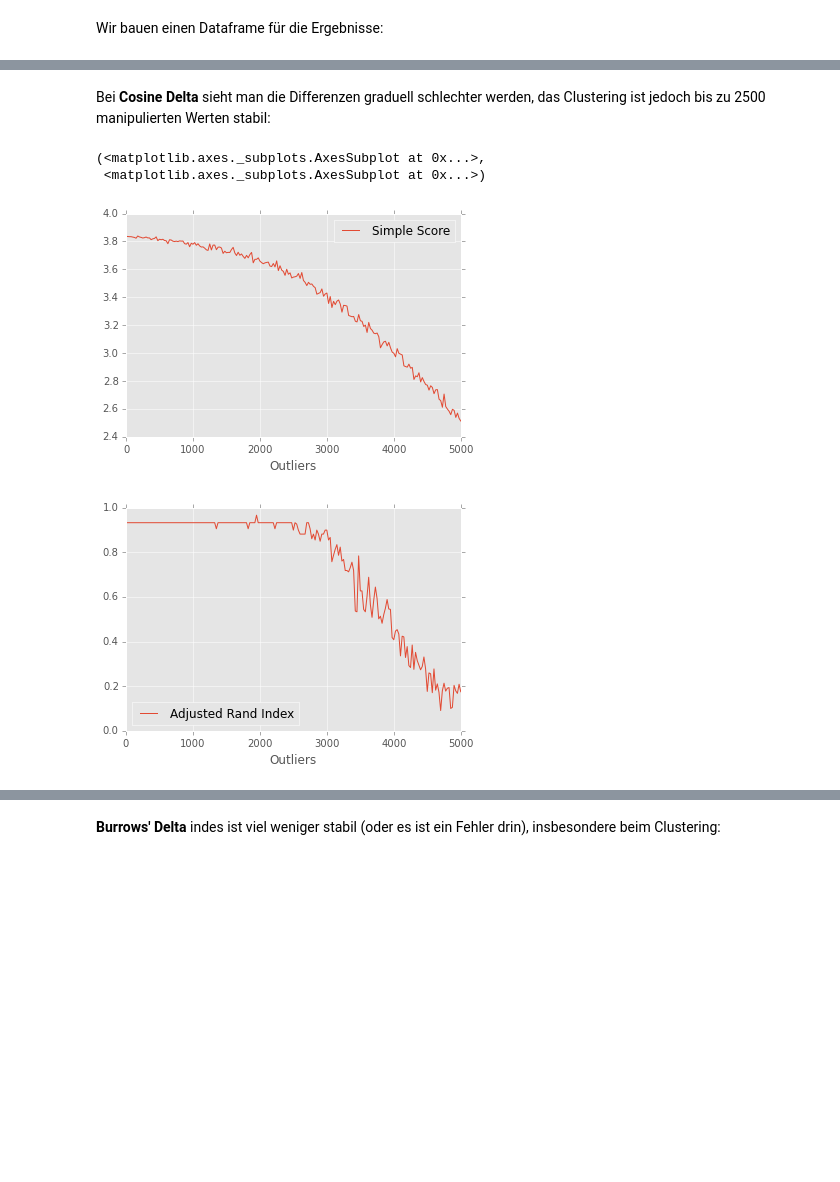
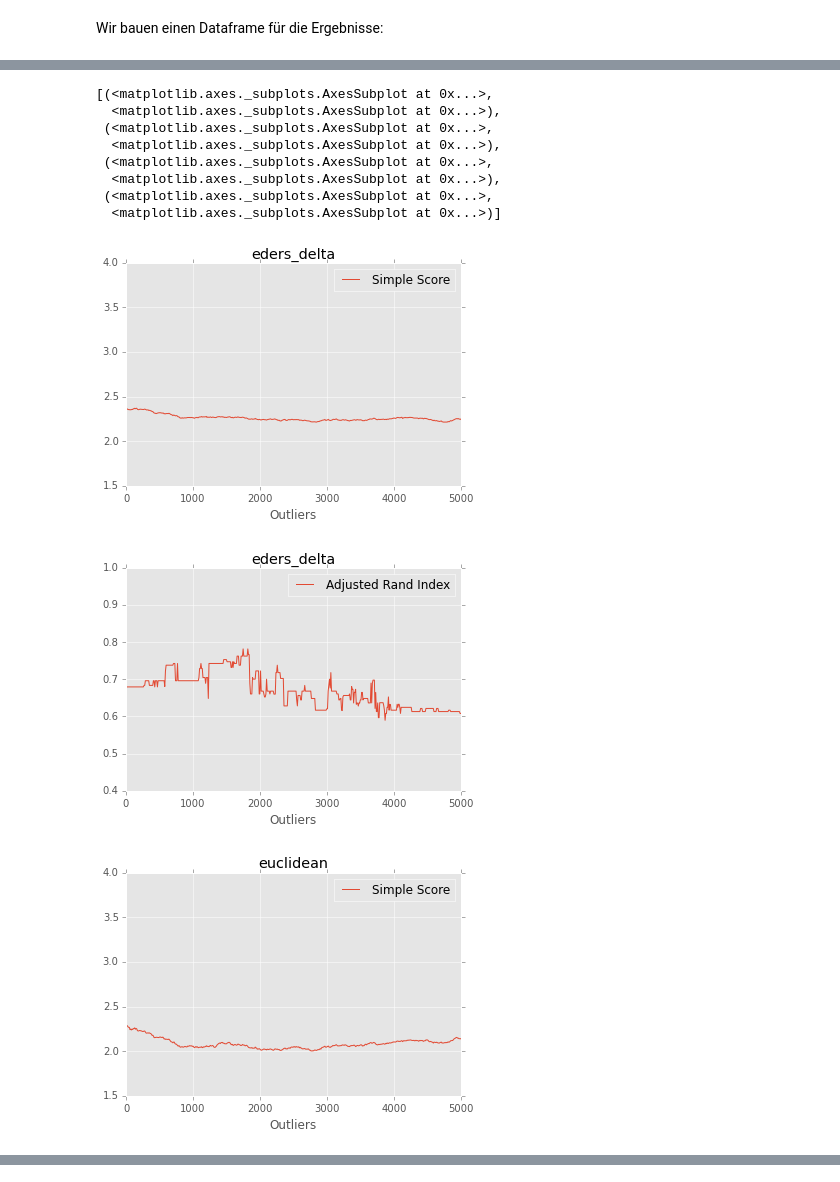
Before and after one commit to pielstroem/ExplainingDelta, a Jupyter notebook: Outliers.ipynb, the cells around one changed output, grey strips where cells are left out. Cells and saved outputs as stored; diff of their text form; code cells hidden in the pictures; blank space fills up the shorter version.

Commit message:
Outlier improvements:
- fixed random cell selection
- random cell selection is incremental now
- outlier modification respects previous value's sign
- graphics use same scale now

```diff
--- a/Outliers.ipynb
+++ b/Outliers.ipynb
@@ -23,7 +24,8 @@ Da wir die z-Scores bereits bestimmt haben, müssen wir nun nur noch 'den Rest'
 methods = {
     'cosine_delta' : delta.registry.delta('cosine'),
     'burrows_delta': delta.registry.delta('manhattan'),
-    'eders_delta'  : delta.CompositeDeltaFunction('manhattan-eder_std', name='eders_delta', register=False)
+    'eders_delta'  : delta.CompositeDeltaFunction('manhattan-eder_std', name='eders_delta', register=False),
+    'euclidean'    : delta.PDistDeltaFunction('euclidean', register=False)
 }
 # %% [markdown]
 Nun einmal ein Experiment mit Cosine und unmanipuliertem Z-Corpus:
@@ -61,5 +63,5 @@ Der Plan ist, jeweils $n$ Einträge zufällig zu wählen und sie dabei zu erhöh
 # %%
-n = range(0,5001,25)
+n = list(range(0,5001,10))
 # %% [markdown]
 Wir bauen einen Dataframe für die Ergebnisse:
 # %%
@@ -70,0 +75,3 @@ results = pd.DataFrame(index=idx, columns=pd.Index(all_eval))
+# %%
+fake_cells = random.sample(range(0, z.index.size * z.columns.size), n[-1])
+fake_coords = [(r // z.columns.size, r % z.columns.size) for r in fake_cells]
@@ -71,10 +80,14 @@ results = pd.DataFrame(index=idx, columns=pd.Index(all_eval))
 # %%
+zz = delta.Corpus(z)
+faked = 0    # wieviele Werte haben wir bereits in zz gefälscht?
 for n_fakes in n:
-    zz = delta.Corpus(z)
-    for manip_count in range(0, n_fakes):
-        r = randint(z.index.size * z.columns.size)
-        x, y = r % z.index.size, r % z.columns.size
-        zz.iat[x,y] += 5
+    for manip_count in range(faked, n_fakes):
+        coords = fake_coords[manip_count]
+        # Nun die Zelle an der entsprechenden Stelle um 5 erhöhen/verringern:
+        zz.iat[coords] = zz.iat[coords] + np.sign(zz.iat[coords])*5
+        #print("Fälschung {} an {} {} von {} um {} nach {}".format(
+        #        manip_count, fake_cells[manip_count], coords, z.iat[coords], add_value, zz.iat[coords]))
+    faked = n_fakes
     for method in methods:
         func = methods[method]
         dist = func(zz)
@@ -83,5 +96,5 @@ for n_fakes in n:
         c_scores = clust.evaluate()
         results.loc[(method, n_fakes), d_scores.index] = d_scores
         results.loc[(method, n_fakes), c_scores.index] = c_scores
-        results.loc[(method, n_fakes), 'Mean z'] = zz.unstack().mean()
+        results.loc[(method, n_fakes), 'σ(z)'] = zz.unstack().std()
 # %%
@@ -109,10 +122,15 @@ results.loc['burrows_delta']
-# %% [markdown]
-Bei **Cosine Delta** sieht man die Differenzen graduell schlechter werden, das Clustering ist jedoch bis zu 2500 manipulierten Werten stabil:
 # %%
-results.loc['cosine_delta'].plot.line(y='Simple Score'), \
-results.loc['cosine_delta'].plot.line(y='Adjusted Rand Index')
+[(results.loc[method].plot.line(y='Simple Score', title=method, ylim=(1.5,4)),
+  results.loc[method].plot.line(y='Adjusted Rand Index', title=method, ylim=(0.4,1))) for method in methods]
 # %% [output]
-(<matplotlib.axes._subplots.AxesSubplot at 0x...>,
- <matplotlib.axes._subplots.AxesSubplot at 0x...>)
+[(<matplotlib.axes._subplots.AxesSubplot at 0x...>,
+  <matplotlib.axes._subplots.AxesSubplot at 0x...>),
+ (<matplotlib.axes._subplots.AxesSubplot at 0x...>,
+  <matplotlib.axes._subplots.AxesSubplot at 0x...>),
+ (<matplotlib.axes._subplots.AxesSubplot at 0x...>,
+  <matplotlib.axes._subplots.AxesSubplot at 0x...>),
+ (<matplotlib.axes._subplots.AxesSubplot at 0x...>,
+  <matplotlib.axes._subplots.AxesSubplot at 0x...>)]
-[figure, old version]
+[figure, new version]
-[figure, old version]
+[figure, new version]
+[figure, added]
@@ -119,2 +141,0 @@ results.loc['cosine_delta'].plot.line(y='Adjusted Rand Index')
-# %% [markdown]
-**Burrows' Delta** indes ist viel weniger stabil (oder es ist ein Fehler drin), insbesondere beim Clustering:
```
Also changed, not shown: parts of 13 cells of this notebook.
